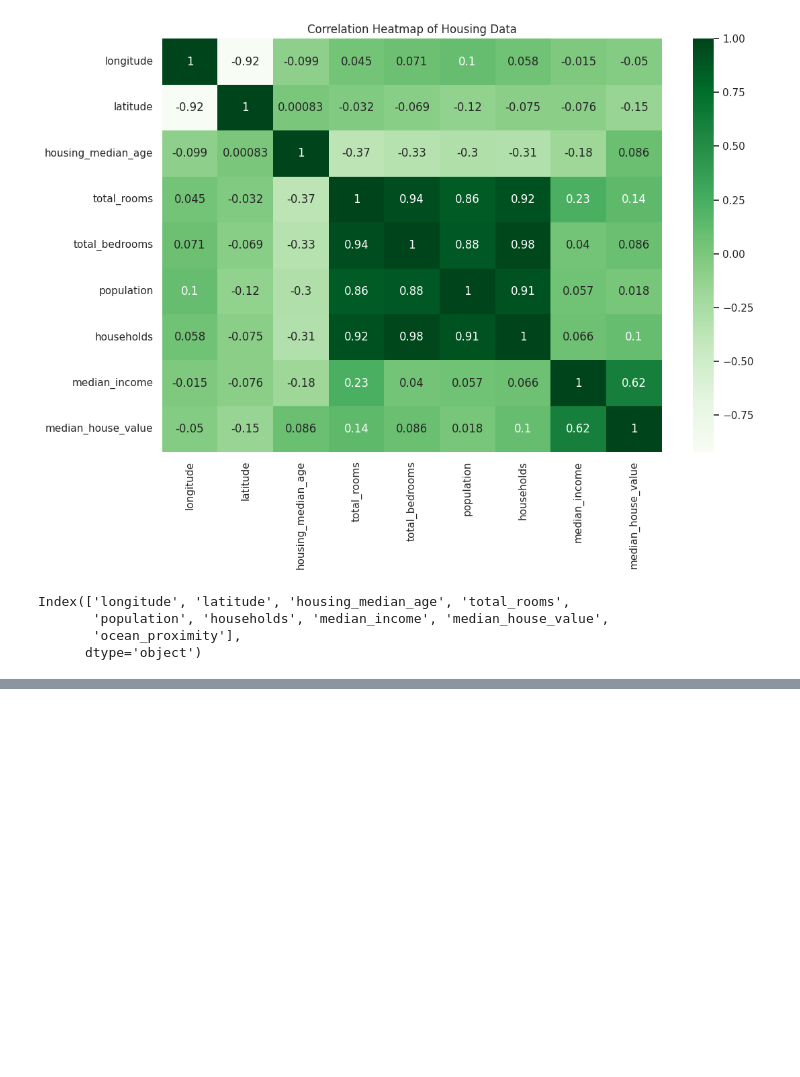
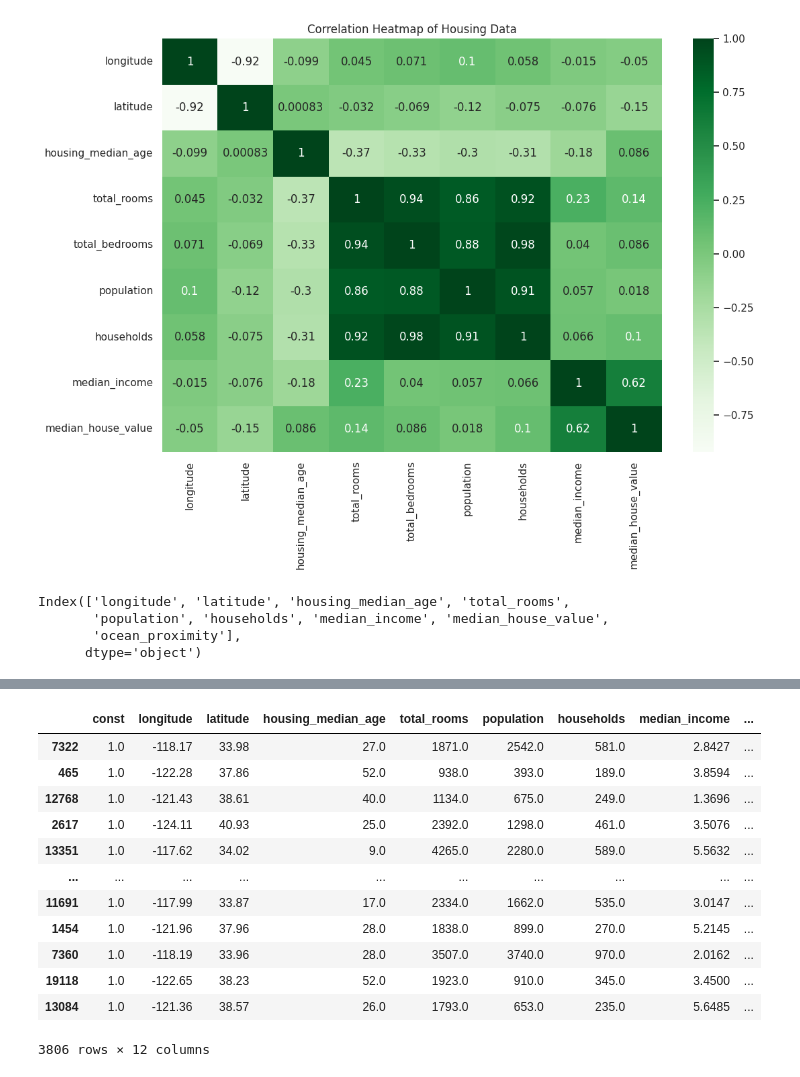
Before and after one commit to MathalinAK/machinelearning, a Jupyter notebook: mltask2.ipynb, the cells around one changed output, grey strips where cells are left out. Drawn from its saved outputs; the diff is of its cells as text; code cells hidden in the pictures; blank space fills up the shorter version.

```diff
--- a/mltask2.ipynb
+++ b/mltask2.ipynb
@@ -240,0 +411,16 @@ Index(['longitude', 'latitude', 'housing_median_age', 'total_rooms',
+# %%
+X_test_const
+# %% [output]
+|  | const | longitude | latitude | housing_median_age | total_rooms | population | households | median_income | ... |
+| 7322 | 1.0 | -118.17 | 33.98 | 27.0 | 1871.0 | 2542.0 | 581.0 | 2.8427 | ... |
+| 465 | 1.0 | -122.28 | 37.86 | 52.0 | 938.0 | 393.0 | 189.0 | 3.8594 | ... |
+| 12768 | 1.0 | -121.43 | 38.61 | 40.0 | 1134.0 | 675.0 | 249.0 | 1.3696 | ... |
+| 2617 | 1.0 | -124.11 | 40.93 | 25.0 | 2392.0 | 1298.0 | 461.0 | 3.5076 | ... |
+| 13351 | 1.0 | -117.62 | 34.02 | 9.0 | 4265.0 | 2280.0 | 589.0 | 5.5632 | ... |
+| ... | ... | ... | ... | ... | ... | ... | ... | ... | ... |
+| 11691 | 1.0 | -117.99 | 33.87 | 17.0 | 2334.0 | 1662.0 | 535.0 | 3.0147 | ... |
+| 1454 | 1.0 | -121.96 | 37.96 | 28.0 | 1838.0 | 899.0 | 270.0 | 5.2145 | ... |
+| 7360 | 1.0 | -118.19 | 33.96 | 28.0 | 3507.0 | 3740.0 | 970.0 | 2.0162 | ... |
+| 19118 | 1.0 | -122.65 | 38.23 | 52.0 | 1923.0 | 910.0 | 345.0 | 3.4500 | ... |
+| 13084 | 1.0 | -121.36 | 38.57 | 26.0 | 1793.0 | 653.0 | 235.0 | 5.6485 | ... |
+3806 rows × 12 columns
```
Also changed, not shown: parts of 18 cells of this notebook.
